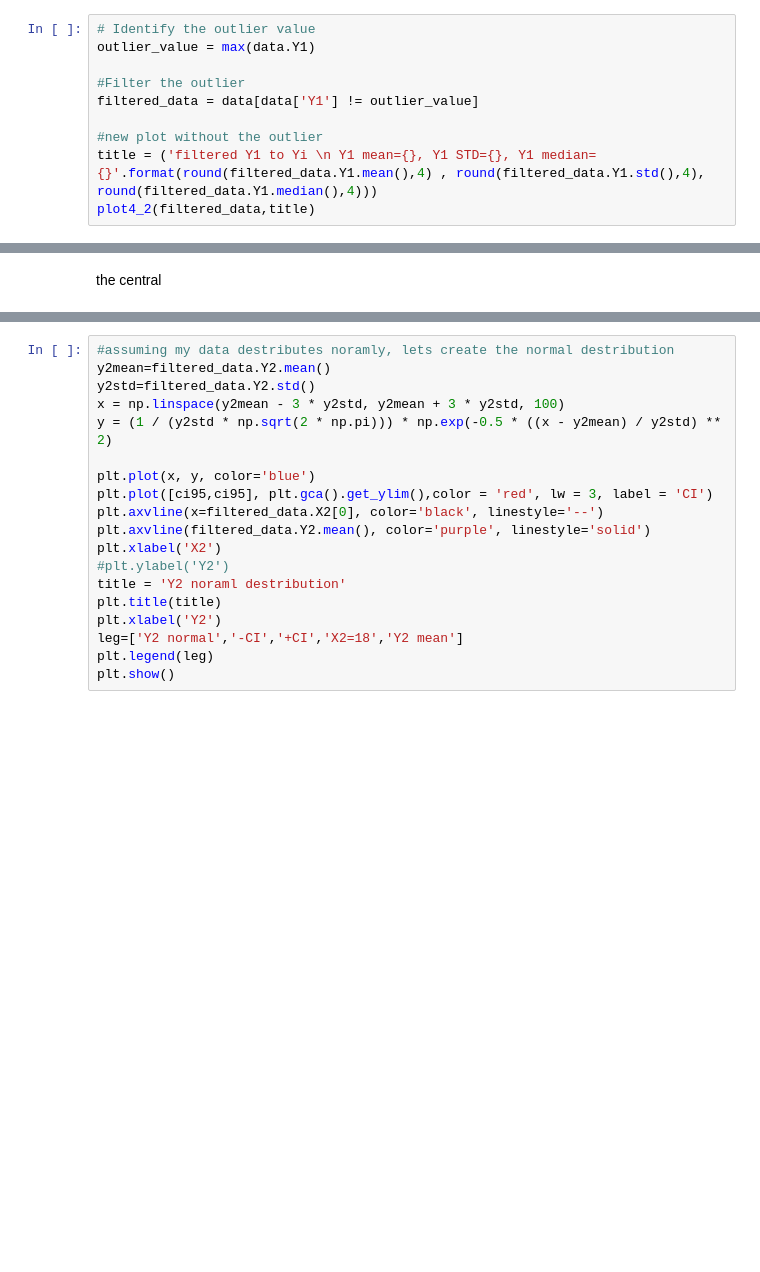
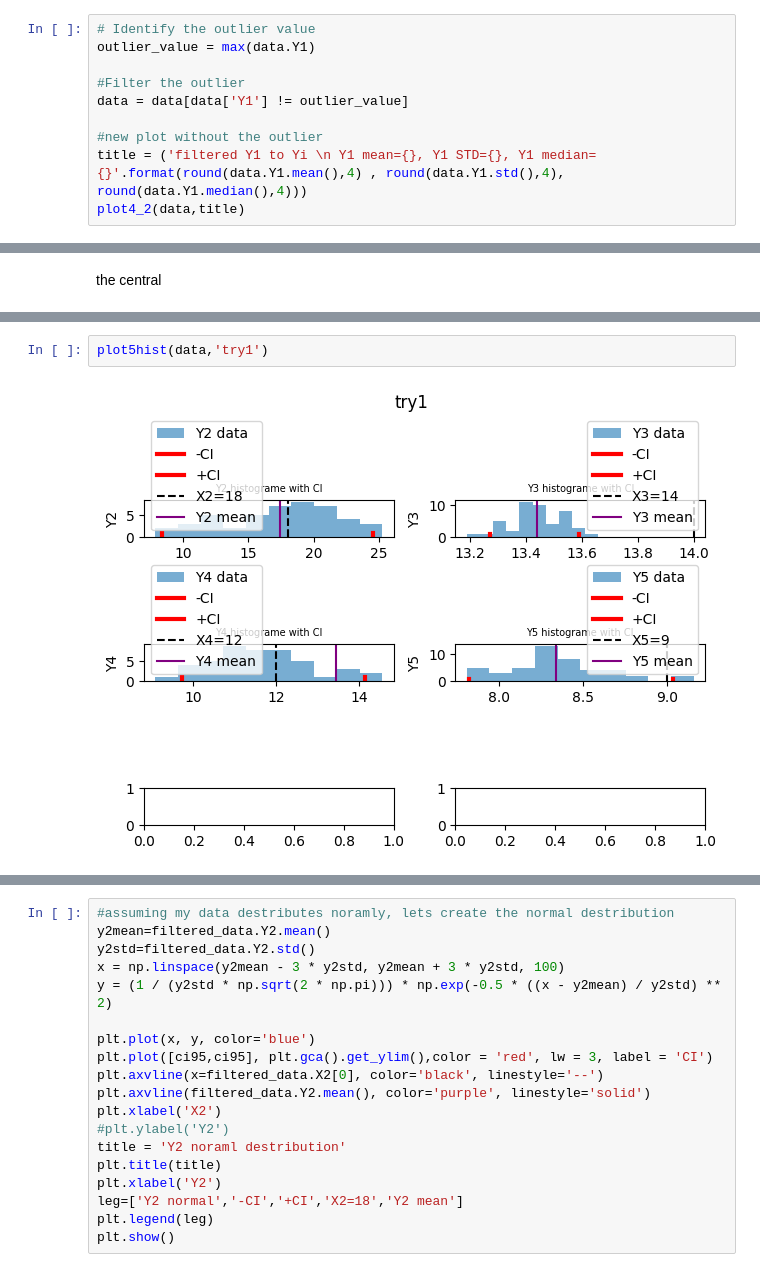
Before and after one commit to Rotems1234/PulseNMore_HomeAssignment, a Jupyter notebook: PulseNMore_RotemStahl.ipynb, the cells around one changed output, grey strips where cells are left out. Drawn from its saved outputs; the diff is of its cells as text; blank space fills up the shorter version.

```diff
--- a/PulseNMore_RotemStahl.ipynb
+++ b/PulseNMore_RotemStahl.ipynb
@@ -144,11 +143,11 @@ plot4_2(data,title)
 outlier_value = max(data.Y1)
 
 #Filter the outlier
-filtered_data = data[data['Y1'] != outlier_value]
+data = data[data['Y1'] != outlier_value]
 
 #new plot without the outlier
-title = ('filtered Y1 to Yi \n Y1 mean={}, Y1 STD={}, Y1 median={}'.format(round(filtered_data.Y1.mean(),4) , round(filtered_data.Y1.std(),4), round(filtered_data.Y1.median(),4)))
-plot4_2(filtered_data,title)
+title = ('filtered Y1 to Yi \n Y1 mean={}, Y1 STD={}, Y1 median={}'.format(round(data.Y1.mean(),4) , round(data.Y1.std(),4), round(data.Y1.median(),4)))
+plot4_2(data,title)
 # %% [output]
 [figure]
 # %% [markdown]
@@ -158,3 +217,7 @@ the central
+# %%
+plot5hist(data,'try1')
+# %% [output]
+[figure, added]
 # %%
 
 #finding the CI
```
Also changed, not shown: parts of 14 cells of this notebook.
